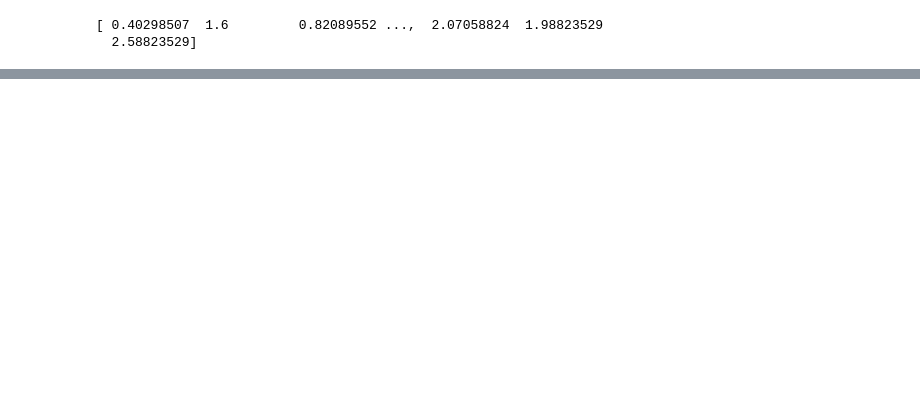
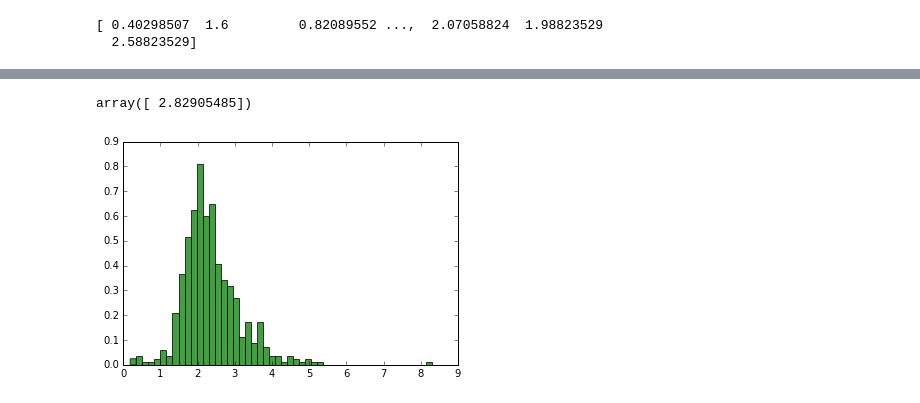
Before and after one commit to elspethr/DI_project, a Jupyter notebook: fiveday_twitter_model.ipynb, the cells around one changed output, grey strips where cells are left out. Drawn from its saved outputs; the diff is of its cells as text; code cells hidden in the pictures; blank space fills up the shorter version.

Commit message:
working model with averages

```diff
--- a/fiveday_twitter_model.ipynb
+++ b/fiveday_twitter_model.ipynb
@@ -68,13 +69,13 @@ weatherdf.temp.replace(-9999.0, float('NaN'), inplace=True)
 weatherdf.precip.replace(-9999.0, float('NaN'), inplace=True)
 weatherdf.humidity.replace(-9999.0, float('NaN'), inplace=True)
 weatherdf.precip.replace('N/A', 0, inplace=True)
-weatherdf.humidity.replace('N/A', float('Nan'), inplace=True)
+weatherdf.humidity.replace('N/A', float('NaN'), inplace=True)
 weatherdf['precip'] = pd.to_numeric(weatherdf['precip'])
 weatherdf['humidity'] = pd.to_numeric(weatherdf['humidity'])
 weatherdf['lotemp'] = weatherdf['temp']
 weatherdf = weatherdf.dropna()
 # %%
-daily_weather = pd.DataFrame(weatherdf.groupby(['day']).agg({'temp':np.max, 'lotemp':np.min, 'wind':np.mean, 'humidity':np.mean, 'precip':np.sum, 'conditions':scipy.stats.mode})).reset_index()
+daily_weather = pd.DataFrame(weatherdf.groupby(['day']).agg({'temp':np.max, 'lotemp':np.min, 'wind':np.nanmean, 'humidity':np.nanmean, 'precip':np.sum, 'conditions':scipy.stats.mode})).reset_index()
 daily_weather.head()
 # %% [output]
 |  | day | temp | humidity | precip | conditions | wind | lotemp |
@@ -129,21 +130,16 @@ stdt = result['tweetsperacre'].std()
 
 #add squares of hod, temp, and wind
 result['dow'] = [dt.weekday() for dt in result.day]
+#result['dow2'] = result['dow']**2
 result['temp2'] = result['temp']**2
 result['lotemp2'] = result['lotemp']**2
 result['wind2'] = result['wind']**2
 
 result['conditions'] = [str(x[0]).strip("[]'") for x in result['conditions']]
-result = pd.concat([result, pd.get_dummies(result.conditions), pd.get_dummies(result.search)], axis=1)
+result = pd.concat([result, pd.get_dummies(result.conditions), pd.get_dummies(result.search), pd.get_dummies(result.dow)], axis=1)
 result.reset_index(inplace=True)
 result.drop('index', axis=1, inplace=True)
 result = result.dropna()
-result.head()
-len(result.index)
 
-daily_averages = pd.DataFrame(result.groupby(['dow', 'search']).agg({'user':np.mean, 'size':'first'})).reset_index()
-daily_averages['peracre'] = daily_averages['user']/daily_averages['size']
-daily_averages.drop(['user', 'size'], axis=1, inplace=True)
-day_averages = daily_averages.T.to_dict().values()
-day_averages
-#dill.dump(day_averages, open('day_averages.pkl', 'w'))
+result.to_csv("fiveday_joined.csv")
+#delete 2015/0717: 60th anniversary
@@ -288,0 +320,9 @@ tweet_reg.score(data, y)
+# %%
+tweet_reg.predict(testdat)
+# %% [output]
+array([ 2.82905485])
+# %%
+Disney = result.loc[lambda result: result.search == 'Disneyland']
+n, bins, patches = plt.hist(Disney.tweetsperacre, 50, normed=1, facecolor='green', alpha=0.75)
+# %% [output]
+[figure, added]
```
Also changed, not shown: parts of 13 cells of this notebook, 8 other files.
